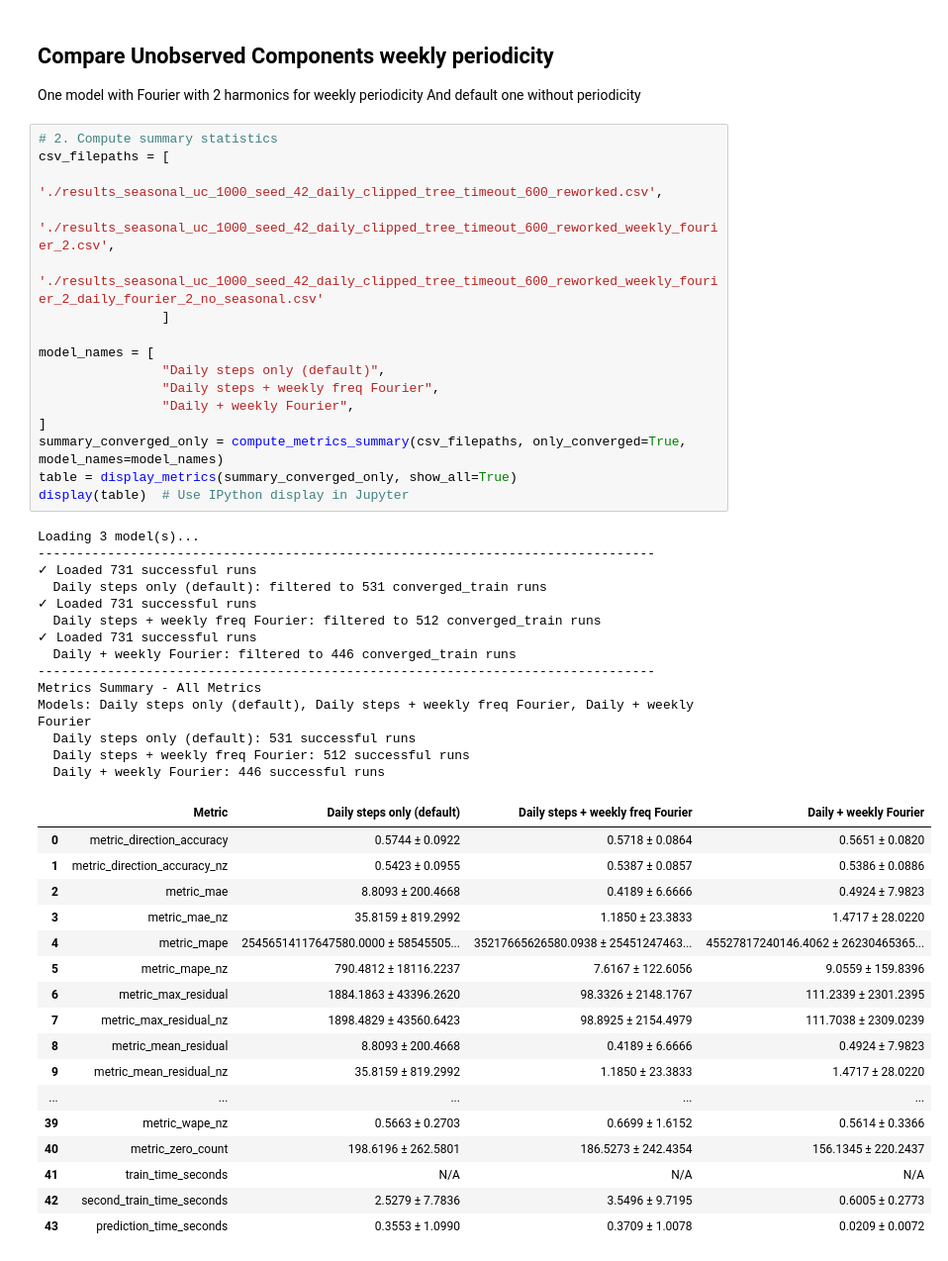
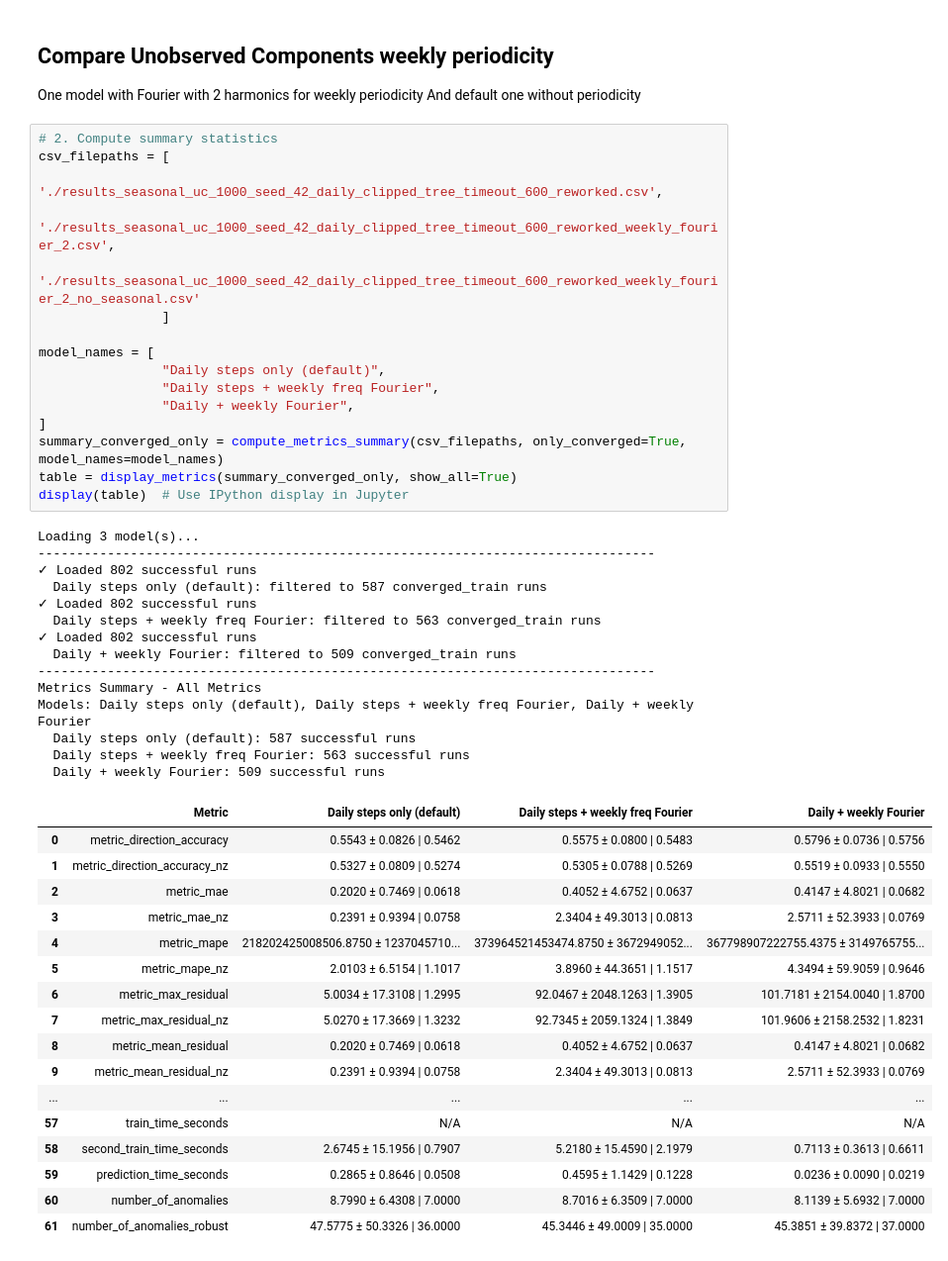
Before and after one commit to andres-cerny/master_thesis, a Jupyter notebook: dynamic_trend_model/compare_models.ipynb, the cells around one changed output. Shown at 99% size. Drawn from its saved outputs; the diff is of its cells as text.

```diff
--- a/dynamic_trend_model/compare_models.ipynb
+++ b/dynamic_trend_model/compare_models.ipynb
@@ -1200,51 +1135,51 @@ And default one without periodicity
 # %%
 # 2. Compute summary statistics
 csv_filepaths = [
                 './results_seasonal_uc_1000_seed_42_daily_clipped_tree_timeout_600_reworked.csv',
                 './results_seasonal_uc_1000_seed_42_daily_clipped_tree_timeout_600_reworked_weekly_fourier_2.csv',
-                './results_seasonal_uc_1000_seed_42_daily_clipped_tree_timeout_600_reworked_weekly_fourier_2_daily_fourier_2_no_seasonal.csv'
+                './results_seasonal_uc_1000_seed_42_daily_clipped_tree_timeout_600_reworked_weekly_fourier_2_no_seasonal.csv'
                 ]
 
 model_names = [
                 "Daily steps only (default)",
                 "Daily steps + weekly freq Fourier",
                 "Daily + weekly Fourier",
 ]
 summary_converged_only = compute_metrics_summary(csv_filepaths, only_converged=True, model_names=model_names)
 table = display_metrics(summary_converged_only, show_all=True)
 display(table)  # Use IPython display in Jupyter
 # %% [output]
 Loading 3 model(s)...
 --------------------------------------------------------------------------------
-✓ Loaded 731 successful runs
-  Daily steps only (default): filtered to 531 converged_train runs
-✓ Loaded 731 successful runs
-  Daily steps + weekly freq Fourier: filtered to 512 converged_train runs
-✓ Loaded 731 successful runs
-  Daily + weekly Fourier: filtered to 446 converged_train runs
+✓ Loaded 802 successful runs
+  Daily steps only (default): filtered to 587 converged_train runs
+✓ Loaded 802 successful runs
+  Daily steps + weekly freq Fourier: filtered to 563 converged_train runs
+✓ Loaded 802 successful runs
+  Daily + weekly Fourier: filtered to 509 converged_train runs
 --------------------------------------------------------------------------------
 Metrics Summary - All Metrics
 Models: Daily steps only (default), Daily steps + weekly freq Fourier, Daily + weekly Fourier
-  Daily steps only (default): 531 successful runs
-  Daily steps + weekly freq Fourier: 512 successful runs
-  Daily + weekly Fourier: 446 successful runs
+  Daily steps only (default): 587 successful runs
+  Daily steps + weekly freq Fourier: 563 successful runs
+  Daily + weekly Fourier: 509 successful runs
 |  | Metric | Daily steps only (default) | Daily steps + weekly freq Fourier | Daily + weekly Fourier |
-| 0 | metric_direction_accuracy | 0.5744 ± 0.0922 | 0.5718 ± 0.0864 | 0.5651 ± 0.0820 |
-| 1 | metric_direction_accuracy_nz | 0.5423 ± 0.0955 | 0.5387 ± 0.0857 | 0.5386 ± 0.0886 |
-| 2 | metric_mae | 8.8093 ± 200.4668 | 0.4189 ± 6.6666 | 0.4924 ± 7.9823 |
-| 3 | metric_mae_nz | 35.8159 ± 819.2992 | 1.1850 ± 23.3833 | 1.4717 ± 28.0220 |
-| 4 | metric_mape | 25456514117647580.0000 ± 58545505... | 35217665626580.0938 ± 25451247463... | 45527817240146.4062 ± 26230465365... |
-| 5 | metric_mape_nz | 790.4812 ± 18116.2237 | 7.6167 ± 122.6056 | 9.0559 ± 159.8396 |
-| 6 | metric_max_residual | 1884.1863 ± 43396.2620 | 98.3326 ± 2148.1767 | 111.2339 ± 2301.2395 |
-| 7 | metric_max_residual_nz | 1898.4829 ± 43560.6423 | 98.8925 ± 2154.4979 | 111.7038 ± 2309.0239 |
-| 8 | metric_mean_residual | 8.8093 ± 200.4668 | 0.4189 ± 6.6666 | 0.4924 ± 7.9823 |
-| 9 | metric_mean_residual_nz | 35.8159 ± 819.2992 | 1.1850 ± 23.3833 | 1.4717 ± 28.0220 |
+| 0 | metric_direction_accuracy | 0.5543 ± 0.0826 | 0.5462 | 0.5575 ± 0.0800 | 0.5483 | 0.5796 ± 0.0736 | 0.5756 |
+| 1 | metric_direction_accuracy_nz | 0.5327 ± 0.0809 | 0.5274 | 0.5305 ± 0.0788 | 0.5269 | 0.5519 ± 0.0933 | 0.5550 |
+| 2 | metric_mae | 0.2020 ± 0.7469 | 0.0618 | 0.4052 ± 4.6752 | 0.0637 | 0.4147 ± 4.8021 | 0.0682 |
+| 3 | metric_mae_nz | 0.2391 ± 0.9394 | 0.0758 | 2.3404 ± 49.3013 | 0.0813 | 2.5711 ± 52.3933 | 0.0769 |
+| 4 | metric_mape | 218202425008506.8750 ± 1237045710... | 373964521453474.8750 ± 3672949052... | 367798907222755.4375 ± 3149765755... |
+| 5 | metric_mape_nz | 2.0103 ± 6.5154 | 1.1017 | 3.8960 ± 44.3651 | 1.1517 | 4.3494 ± 59.9059 | 0.9646 |
+| 6 | metric_max_residual | 5.0034 ± 17.3108 | 1.2995 | 92.0467 ± 2048.1263 | 1.3905 | 101.7181 ± 2154.0040 | 1.8700 |
+| 7 | metric_max_residual_nz | 5.0270 ± 17.3669 | 1.3232 | 92.7345 ± 2059.1324 | 1.3849 | 101.9606 ± 2158.2532 | 1.8231 |
+| 8 | metric_mean_residual | 0.2020 ± 0.7469 | 0.0618 | 0.4052 ± 4.6752 | 0.0637 | 0.4147 ± 4.8021 | 0.0682 |
+| 9 | metric_mean_residual_nz | 0.2391 ± 0.9394 | 0.0758 | 2.3404 ± 49.3013 | 0.0813 | 2.5711 ± 52.3933 | 0.0769 |
 | ... | ... | ... | ... | ... |
-| 39 | metric_wape_nz | 0.5663 ± 0.2703 | 0.6699 ± 1.6152 | 0.5614 ± 0.3366 |
-| 40 | metric_zero_count | 198.6196 ± 262.5801 | 186.5273 ± 242.4354 | 156.1345 ± 220.2437 |
-| 41 | train_time_seconds | N/A | N/A | N/A |
-| 42 | second_train_time_seconds | 2.5279 ± 7.7836 | 3.5496 ± 9.7195 | 0.6005 ± 0.2773 |
-| 43 | prediction_time_seconds | 0.3553 ± 1.0990 | 0.3709 ± 1.0078 | 0.0209 ± 0.0072 |
+| 57 | train_time_seconds | N/A | N/A | N/A |
+| 58 | second_train_time_seconds | 2.6745 ± 15.1956 | 0.7907 | 5.2180 ± 15.4590 | 2.1979 | 0.7113 ± 0.3613 | 0.6611 |
+| 59 | prediction_time_seconds | 0.2865 ± 0.8646 | 0.0508 | 0.4595 ± 1.1429 | 0.1228 | 0.0236 ± 0.0090 | 0.0219 |
+| 60 | number_of_anomalies | 8.7990 ± 6.4308 | 7.0000 | 8.7016 ± 6.3509 | 7.0000 | 8.1139 ± 5.6932 | 7.0000 |
+| 61 | number_of_anomalies_robust | 47.5775 ± 50.3326 | 36.0000 | 45.3446 ± 49.0009 | 35.0000 | 45.3851 ± 39.8372 | 37.0000 |
 # %%
 df_metrics_seasonal = pd.read_csv('./results_seasonal_uc_10_seed_42_daily_clipped_tree_timeout_600_reworked.csv')
 df_metrics_weekly = pd.read_csv('./results_seasonal_uc_1000_seed_42_daily_clipped_tree_timeout_600_reworked_weekly_fourier_2.csv')
```
Also changed, not shown: parts of 18 cells of this notebook, 4 other files.
